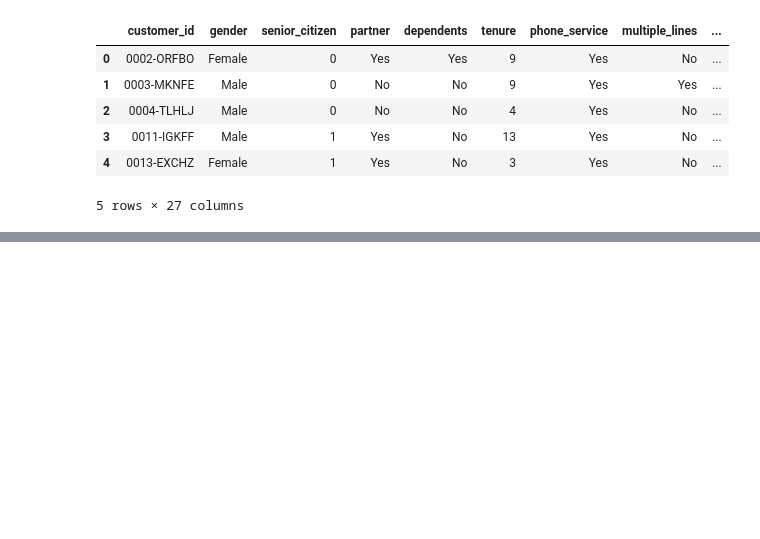
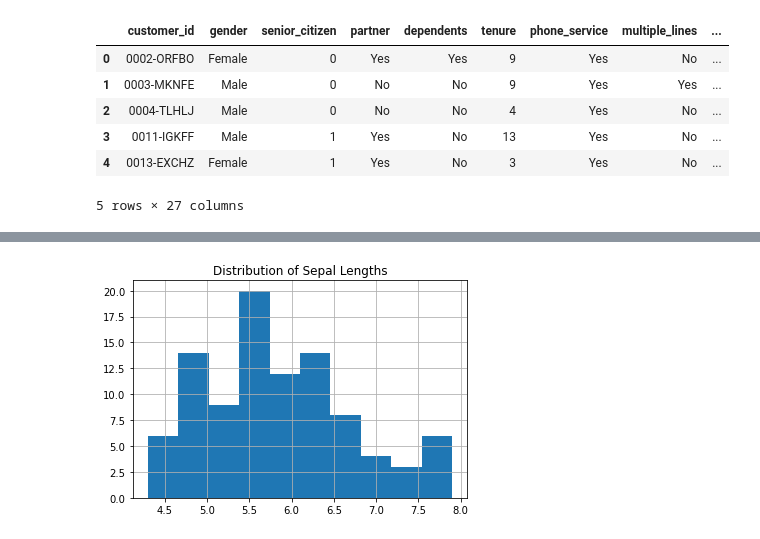
Before and after one commit to greg-maggard/classification_exercises, a Jupyter notebook: classification_exercises.ipynb, the cells around one changed output, grey strips where cells are left out. Saved outputs shown, nothing was run; the diff lists cells and outputs as text; code cells hidden in the pictures; blank space fills up the shorter version.

```diff
--- a/classification_exercises.ipynb
+++ b/classification_exercises.ipynb
@@ -511,0 +586,6 @@ telco_df.head()
+# %%
+plt.title('Distribution of Sepal Lengths')
+train.sepal_length.hist()
+plt.show()
+# %% [output]
+[figure, added]
```
Also changed, not shown: parts of 58 cells of this notebook, 3 other files.
